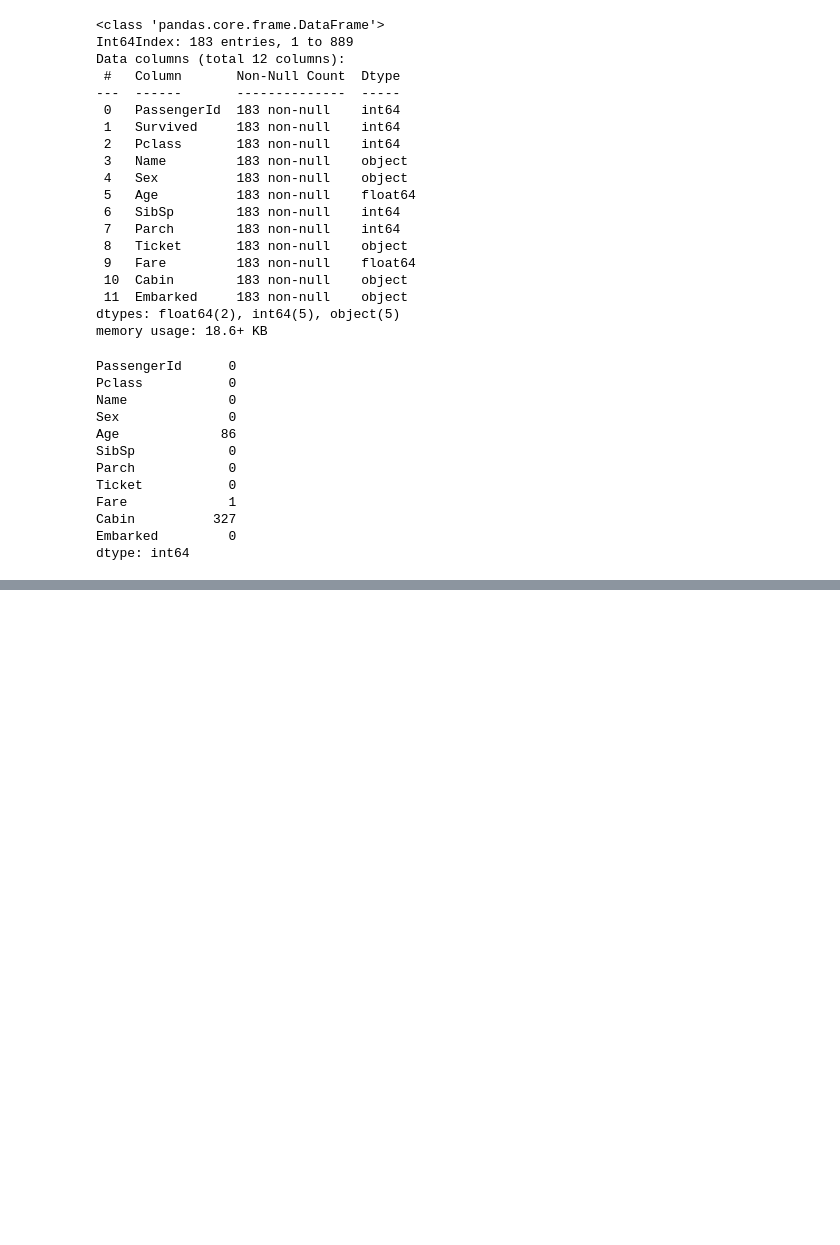
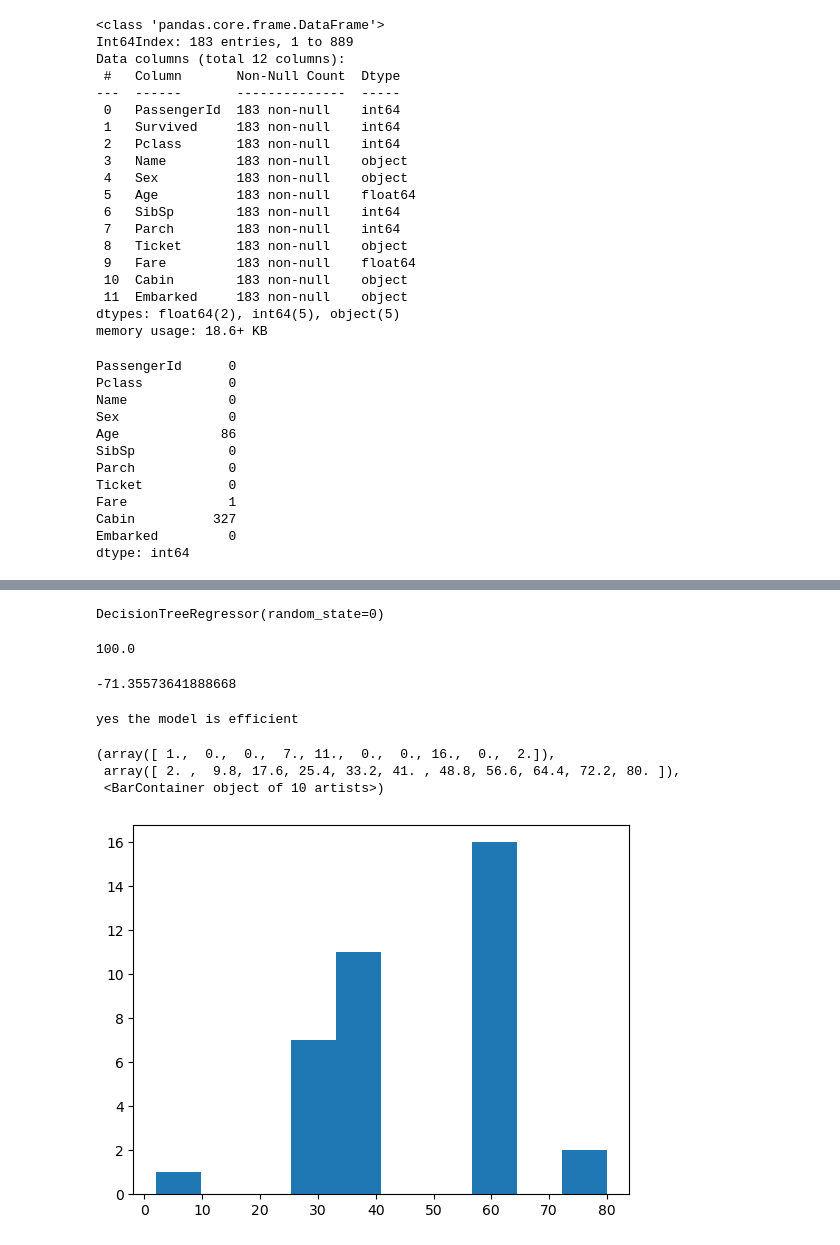
Before and after one commit to CodeBall-Pitch/Fake-news-detection, a Jupyter notebook: titanic/titanic/titan.ipynb, the cells around one changed output, grey strips where cells are left out. Saved outputs shown, nothing was run; the diff lists cells and outputs as text; code cells hidden in the pictures; blank space fills up the shorter version.

Commit message:
added Decison Tree model

```diff
--- a/titanic/titanic/titan.ipynb
+++ b/titanic/titanic/titan.ipynb
@@ -102,0 +135,14 @@ test.dropna(inplace=True)
+# %%
+#use DecisionTreeRegressor
+from sklearn.tree import DecisionTreeRegressor
+regressor = DecisionTreeRegressor(random_state = 0)
+# %%
+# Fit to the data
+regressor.fit(encoded, y_train)
+# %% [output]
+DecisionTreeRegressor(random_state=0)
+# %%
+#print the Accuracy of the Model using percentage
+regressor.score(encoded, y_train)*100
+# %% [output]
+100.0
@@ -102,0 +152,28 @@ test.dropna(inplace=True)
+# %%
+#convert non numeric data into numeric data in the test data sets using LableEncoder
+from sklearn.preprocessing import LabelEncoder
+le = LabelEncoder()
+# %%
+# Fit to the data and transform
+encoded_test= X_val.apply(le.fit_transform)
+
+#predict the values
+y_pred = regressor.predict(encoded_test)
+# %%
+#print the accurcy of the model after processing the test data
+regressor.score(encoded_test, y_val)*100
+# %% [output]
+-71.35573641888668
+# %%
+#iis the model effiecient answer  this using print statement
+print("yes the model is efficient")
+# %% [output]
+yes the model is efficient
+# %%
+# plot a histogram
+plt.hist(y_pred)
+# %% [output]
+(array([ 1.,  0.,  0.,  7., 11.,  0.,  0., 16.,  0.,  2.]),
+ array([ 2. ,  9.8, 17.6, 25.4, 33.2, 41. , 48.8, 56.6, 64.4, 72.2, 80. ]),
+ <BarContainer object of 10 artists>)
+[figure, added]
```
Also changed, not shown: parts of 10 cells of this notebook, 1 other file.
